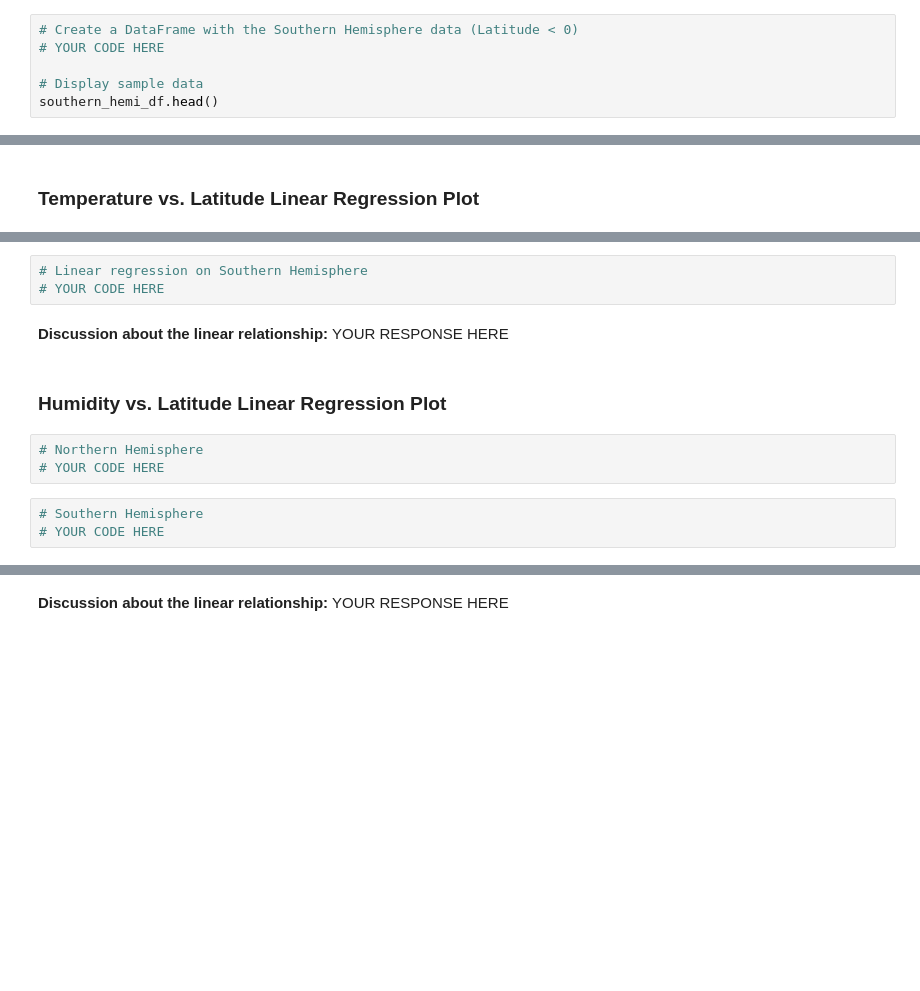
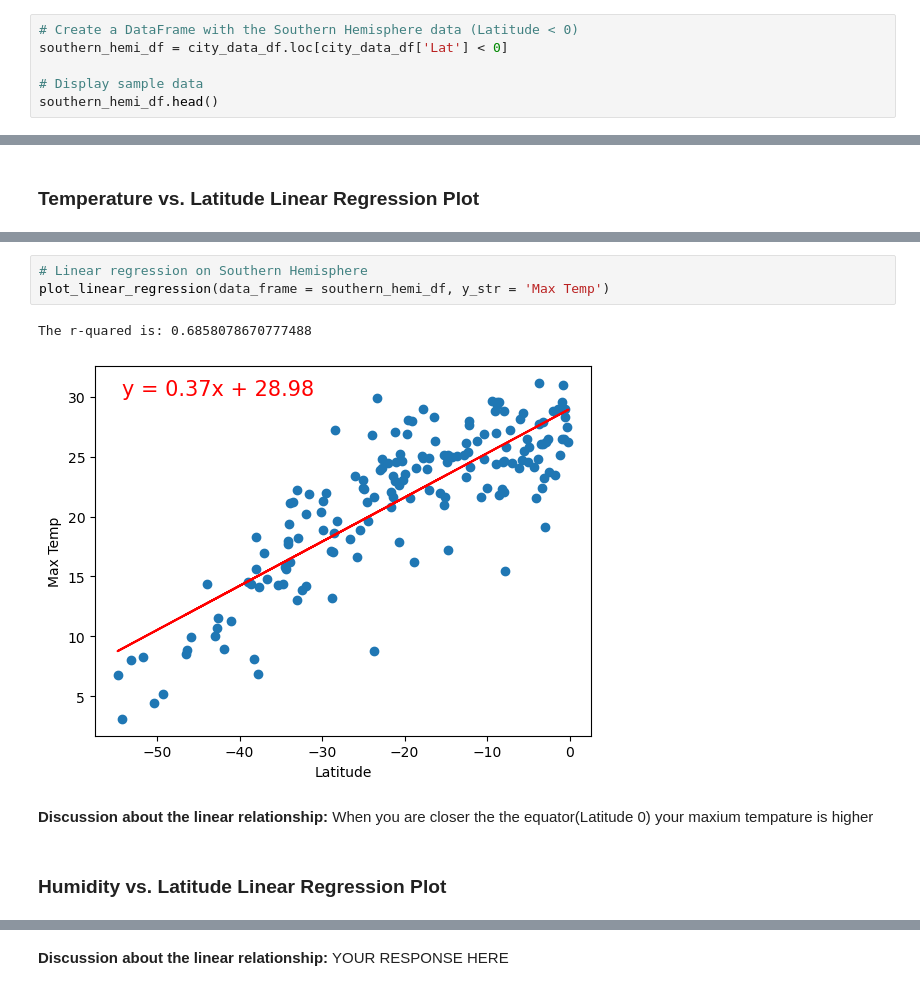
Before and after one commit to dsfackrell/python-api-challenge, a Jupyter notebook: WeatherPy/WeatherPy.ipynb, the cells around one changed output, grey strips where cells are left out. Saved outputs shown, nothing was run; the diff lists cells and outputs as text; blank space fills up the shorter version.

```diff
--- a/WeatherPy/WeatherPy.ipynb
+++ b/WeatherPy/WeatherPy.ipynb
@@ -244,6 +268,6 @@ northern_hemi_df.head()
 # %%
 # Create a DataFrame with the Southern Hemisphere data (Latitude < 0)
-# YOUR CODE HERE
+southern_hemi_df = city_data_df.loc[city_data_df['Lat'] < 0]
 
 # Display sample data
 southern_hemi_df.head()
@@ -255,13 +290,10 @@ southern_hemi_df.head()
 # %%
 # Linear regression on Southern Hemisphere
-# YOUR CODE HERE
+plot_linear_regression(data_frame = southern_hemi_df, y_str = 'Max Temp')
+# %% [output]
+The r-quared is: 0.6858078670777488
+[figure, added]
-# %% [markdown]
-**Discussion about the linear relationship:** YOUR RESPONSE HERE
+# %% [markdown]
+**Discussion about the linear relationship:** When you are closer the the equator(Latitude 0) your maxium tempature is higher
 # %% [markdown]
 ### Humidity vs. Latitude Linear Regression Plot
-# %%
-# Northern Hemisphere
-# YOUR CODE HERE
-# %%
-# Southern Hemisphere
-# YOUR CODE HERE
```
Also changed, not shown: parts of 16 cells of this notebook, 1 other file.
